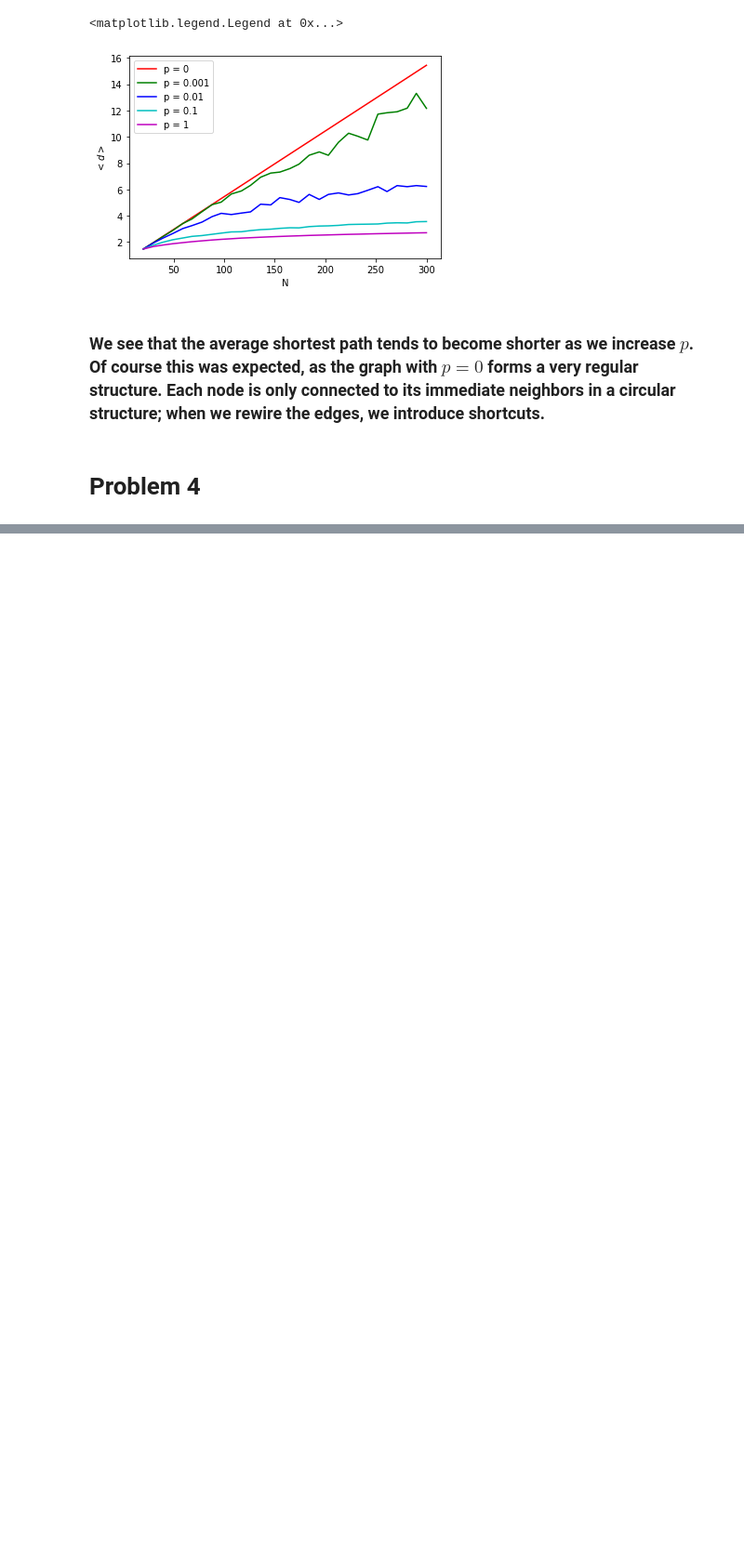
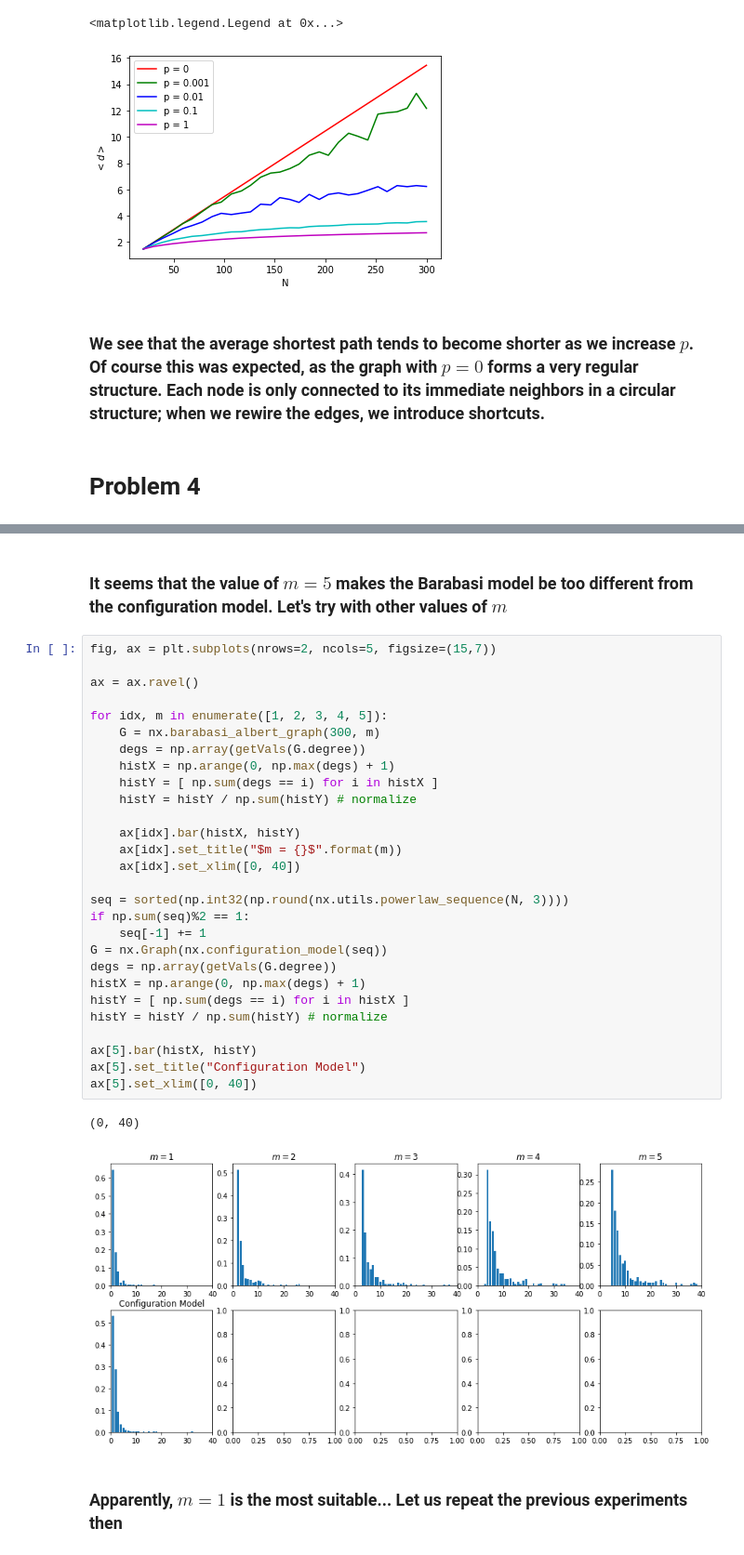
Before and after one commit to matheushjs/sandbox, a Jupyter notebook: complex_nets/lista3.ipynb, the cells around one changed output, grey strips where cells are left out. Shown at 93% size. Cells and saved outputs as stored; diff of their text form; blank space fills up the shorter version.

```diff
--- a/complex_nets/lista3.ipynb
+++ b/complex_nets/lista3.ipynb
@@ -319,0 +418,35 @@ plt.legend()
+# %% [markdown]
+### It seems that the value of $m=5$ makes the Barabasi model be too different from the configuration model. Let's try with other values of $m$
+# %%
+fig, ax = plt.subplots(nrows=2, ncols=5, figsize=(15,7))
+
+ax = ax.ravel()
+
+for idx, m in enumerate([1, 2, 3, 4, 5]):
+    G = nx.barabasi_albert_graph(300, m)
+    degs = np.array(getVals(G.degree))
+    histX = np.arange(0, np.max(degs) + 1)
+    histY = [ np.sum(degs == i) for i in histX ]
+    histY = histY / np.sum(histY) # normalize
+
+    ax[idx].bar(histX, histY)
+    ax[idx].set_title("$m = {}$".format(m))
+    ax[idx].set_xlim([0, 40])
+
+seq = sorted(np.int32(np.round(nx.utils.powerlaw_sequence(N, 3))))
+if np.sum(seq)%2 == 1:
+    seq[-1] += 1
+G = nx.Graph(nx.configuration_model(seq))
+degs = np.array(getVals(G.degree))
+histX = np.arange(0, np.max(degs) + 1)
+histY = [ np.sum(degs == i) for i in histX ]
+histY = histY / np.sum(histY) # normalize
+
+ax[5].bar(histX, histY)
+ax[5].set_title("Configuration Model")
+ax[5].set_xlim([0, 40])
+# %% [output]
+(0, 40)
+[figure, added]
+# %% [markdown]
+### Apparently, $m = 1$ is the most suitable... Let us repeat the previous experiments then
```
Also changed, not shown: parts of 19 cells of this notebook.
